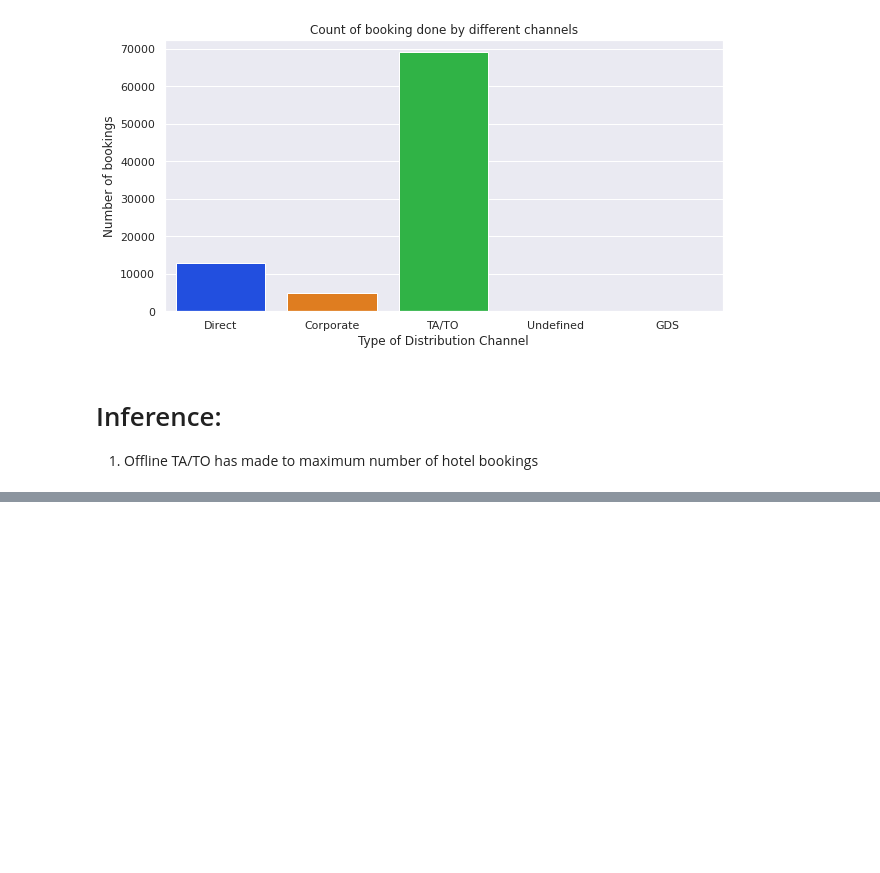
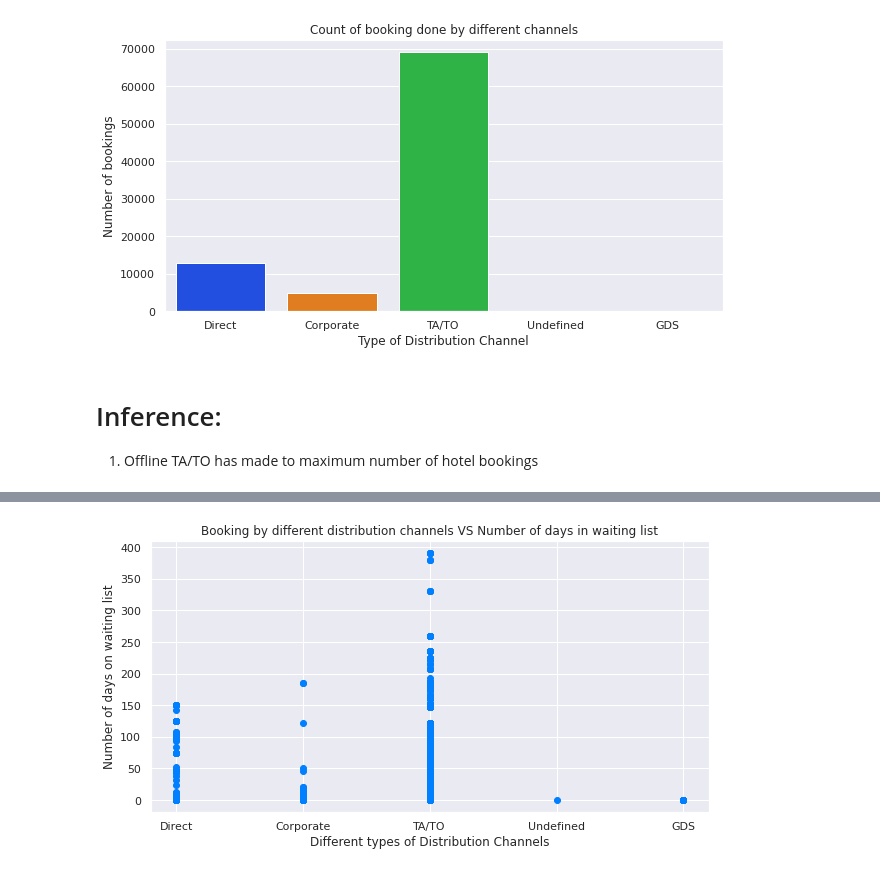
Before and after one commit to manojkb04/EDA_Hotel_Booking, a Jupyter notebook: Hotel_Booking_Analysis_Capstone_Project.ipynb, the cells around one changed output, grey strips where cells are left out. Saved outputs shown, nothing was run; the diff lists cells and outputs as text; code cells hidden in the pictures; blank space fills up the shorter version.

```diff
--- a/Hotel_Booking_Analysis_Capstone_Project.ipynb
+++ b/Hotel_Booking_Analysis_Capstone_Project.ipynb
@@ -724,0 +783,13 @@ plt.show()
+# %%
+# Ploting scatter plot to visualize the days in waiting list from various disrtibution channels
+
+plt.figure(figsize = (10,5))
+
+plt.scatter(data['distribution_channel'], data['days_in_waiting_list'])
+
+plt.title("Booking by different distribution channels VS Number of days in waiting list")
+plt.xlabel('Different types of Distribution Channels')
+plt.ylabel('Number of days on waiting list')
+plt.show()
+# %% [output]
+[figure, added]
```
Also changed, not shown: parts of 18 cells of this notebook.
